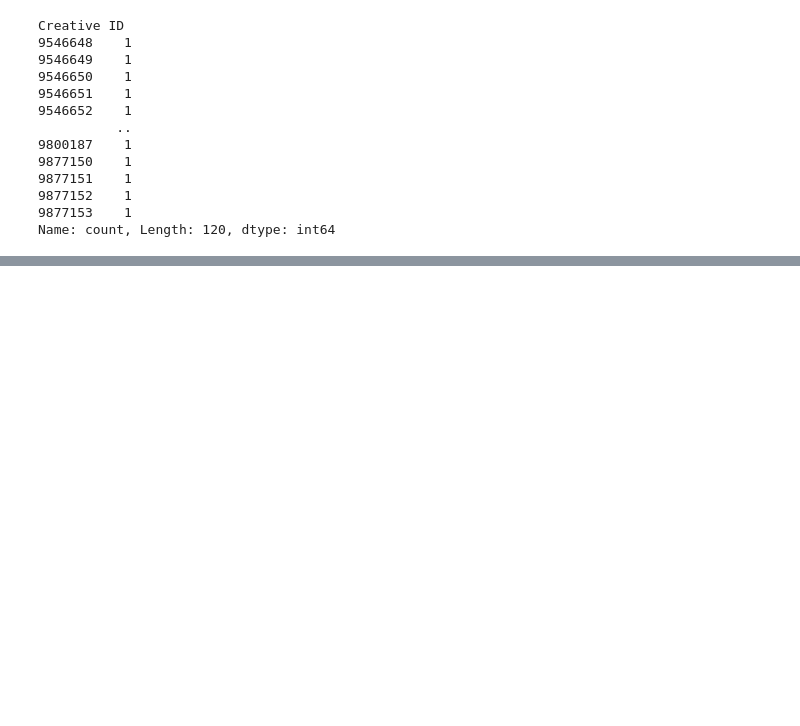
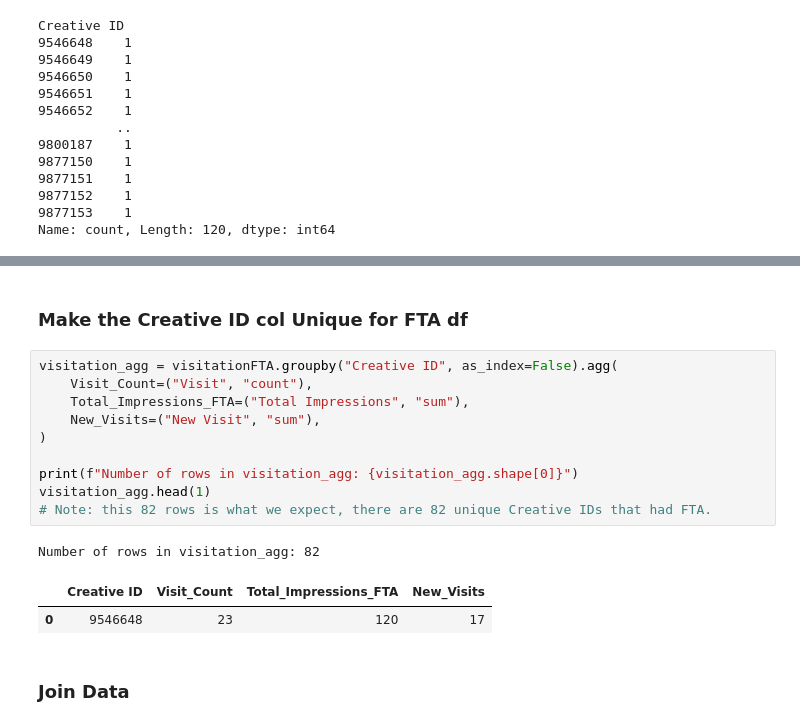
Before and after one commit to EzraGoldberg/portfolio-projects, a Jupyter notebook: 2. Tech Interview Prep/Weather Adtech Data Science/notebooks/Case_Study.ipynb, the cells around one changed output, grey strips where cells are left out. Cells and saved outputs as stored; diff of their text form; blank space fills up the shorter version.

```diff
--- a/2. Tech Interview Prep/Weather Adtech Data Science/notebooks/Case_Study.ipynb
+++ b/2. Tech Interview Prep/Weather Adtech Data Science/notebooks/Case_Study.ipynb
@@ -625,0 +620,18 @@ visitationFTA.head(10)
+# %% [markdown]
+### Make the Creative ID col Unique for FTA df
+# %%
+visitation_agg = visitationFTA.groupby("Creative ID", as_index=False).agg(
+    Visit_Count=("Visit", "count"),
+    Total_Impressions_FTA=("Total Impressions", "sum"),
+    New_Visits=("New Visit", "sum"),
+)
+
+print(f"Number of rows in visitation_agg: {visitation_agg.shape[0]}")
+visitation_agg.head(1)
+# Note: this 82 rows is what we expect, there are 82 unique Creative IDs that had FTA.
+# %% [output]
+Number of rows in visitation_agg: 82
+|  | Creative ID | Visit_Count | Total_Impressions_FTA | New_Visits |
+| 0 | 9546648 | 23 | 120 | 17 |
+# %% [markdown]
+### Join Data
```
Also changed, not shown: parts of 7 cells of this notebook.
